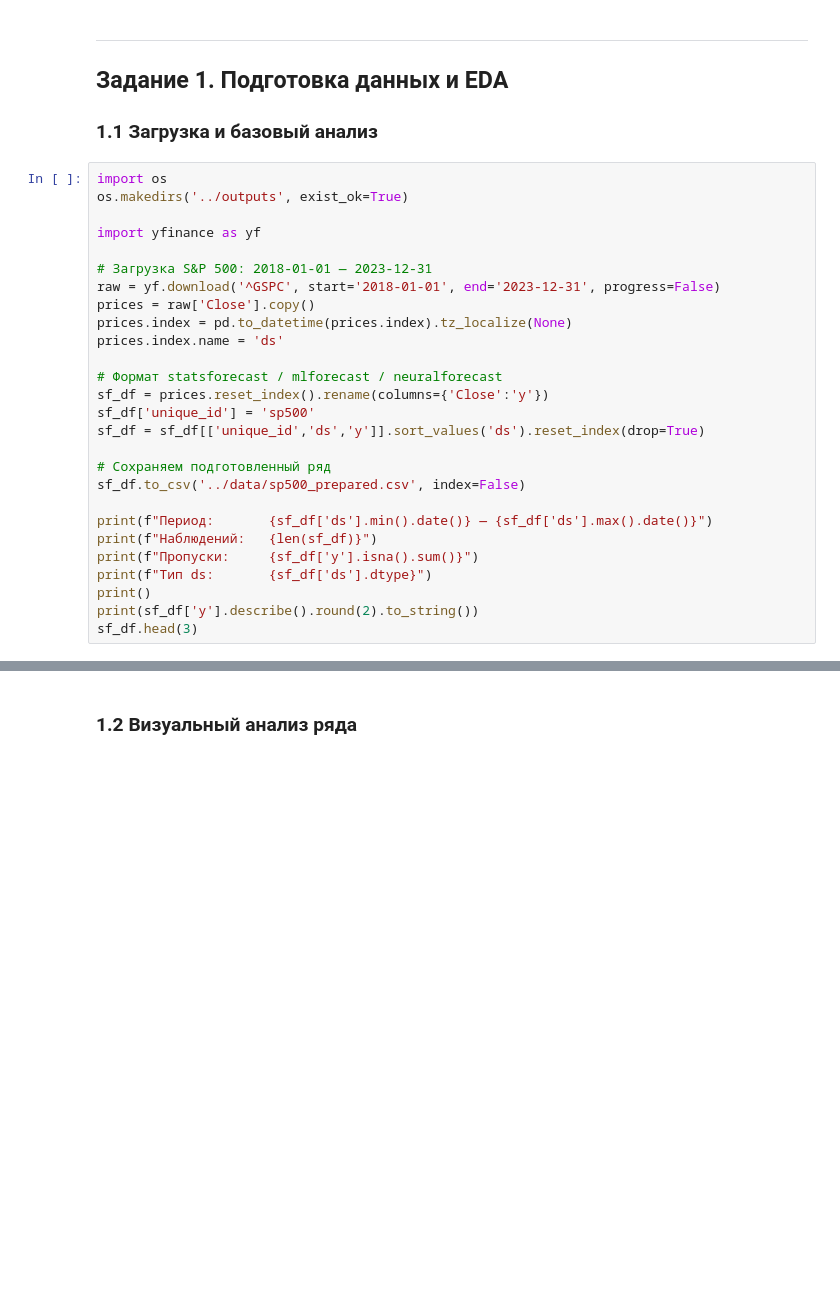
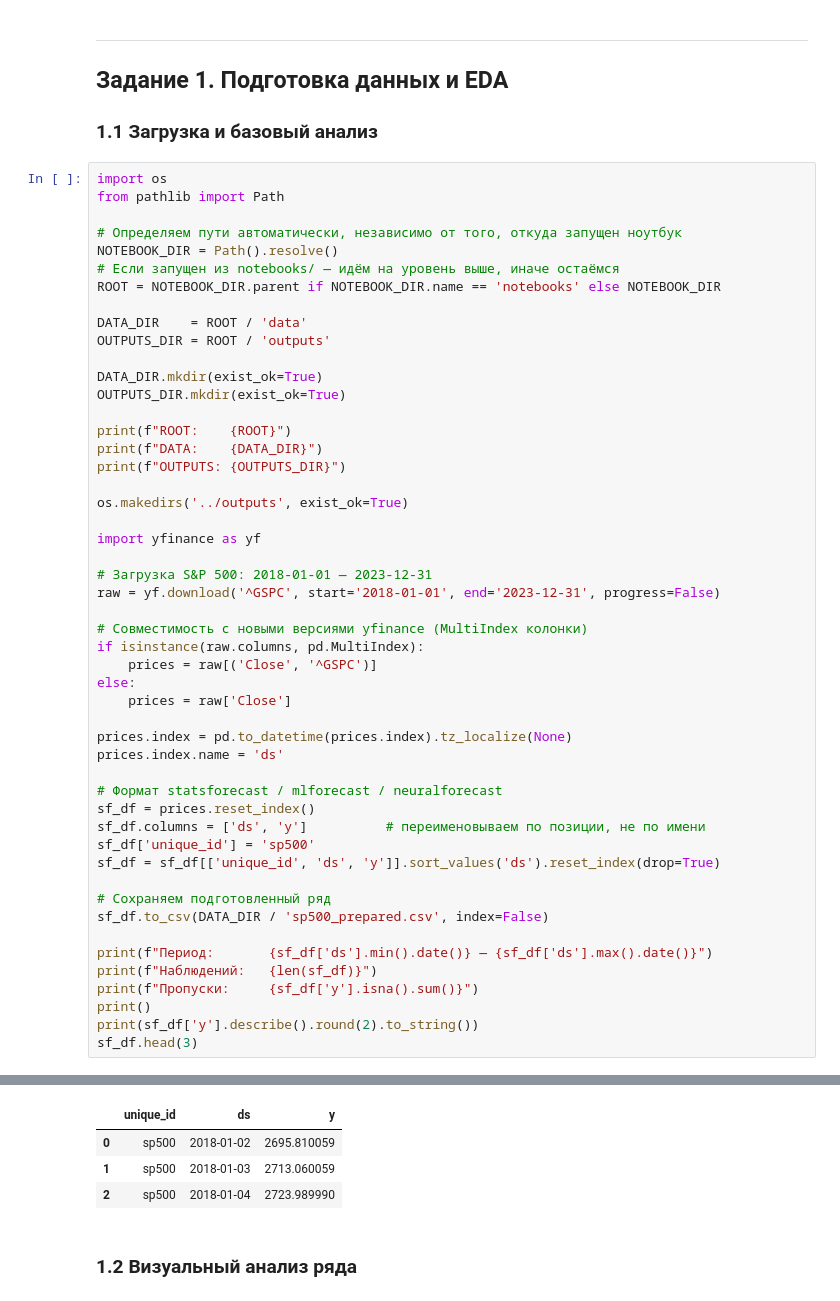
Before and after one commit to CubaCuba1/SP500-TimeSeriesAnalysis, a Jupyter notebook: notebooks/sp500_ts_analysis.ipynb, the cells around one changed output, grey strips where cells are left out. Drawn from its saved outputs; the diff is of its cells as text; blank space fills up the shorter version.

```diff
--- a/notebooks/sp500_ts_analysis.ipynb
+++ b/notebooks/sp500_ts_analysis.ipynb
@@ -34,28 +50,52 @@ print("✅ Библиотеки импортированы")
 ### 1.1 Загрузка и базовый анализ
 # %%
 import os
+from pathlib import Path
+
+# Определяем пути автоматически, независимо от того, откуда запущен ноутбук
+NOTEBOOK_DIR = Path().resolve()
+# Если запущен из notebooks/ — идём на уровень выше, иначе остаёмся
+ROOT = NOTEBOOK_DIR.parent if NOTEBOOK_DIR.name == 'notebooks' else NOTEBOOK_DIR
+
+DATA_DIR    = ROOT / 'data'
+OUTPUTS_DIR = ROOT / 'outputs'
+
+DATA_DIR.mkdir(exist_ok=True)
+OUTPUTS_DIR.mkdir(exist_ok=True)
+
+print(f"ROOT:    {ROOT}")
+print(f"DATA:    {DATA_DIR}")
+print(f"OUTPUTS: {OUTPUTS_DIR}")
+
 os.makedirs('../outputs', exist_ok=True)
 
 import yfinance as yf
 
 # Загрузка S&P 500: 2018-01-01 — 2023-12-31
 raw = yf.download('^GSPC', start='2018-01-01', end='2023-12-31', progress=False)
-prices = raw['Close'].copy()
+
+# Совместимость с новыми версиями yfinance (MultiIndex колонки)
+if isinstance(raw.columns, pd.MultiIndex):
+    prices = raw[('Close', '^GSPC')]
+else:
+    prices = raw['Close']
+
 prices.index = pd.to_datetime(prices.index).tz_localize(None)
 prices.index.name = 'ds'
 
 # Формат statsforecast / mlforecast / neuralforecast
-sf_df = prices.reset_index().rename(columns={'Close':'y'})
+sf_df = prices.reset_index()
+sf_df.columns = ['ds', 'y']          # переименовываем по позиции, не по имени
 sf_df['unique_id'] = 'sp500'
-sf_df = sf_df[['unique_id','ds','y']].sort_values('ds').reset_index(drop=True)
+sf_df = sf_df[['unique_id', 'ds', 'y']].sort_values('ds').reset_index(drop=True)
 
 # Сохраняем подготовленный ряд
-sf_df.to_csv('../data/sp500_prepared.csv', index=False)
+sf_df.to_csv(DATA_DIR / 'sp500_prepared.csv', index=False)
 
 print(f"Период:       {sf_df['ds'].min().date()} — {sf_df['ds'].max().date()}")
 print(f"Наблюдений:   {len(sf_df)}")
 print(f"Пропуски:     {sf_df['y'].isna().sum()}")
-print(f"Тип ds:       {sf_df['ds'].dtype}")
 print()
 print(sf_df['y'].describe().round(2).to_string())
 sf_df.head(3)
+# %% [output]
@@ -62,3 +117,7 @@ sf_df.head(3)
+|  | unique_id | ds | y |
+| 0 | sp500 | 2018-01-02 | 2695.810059 |
+| 1 | sp500 | 2018-01-03 | 2713.060059 |
+| 2 | sp500 | 2018-01-04 | 2723.989990 |
 # %% [markdown]
 ### 1.2 Визуальный анализ ряда
 # %%
```
Also changed, not shown: parts of 29 cells of this notebook.
